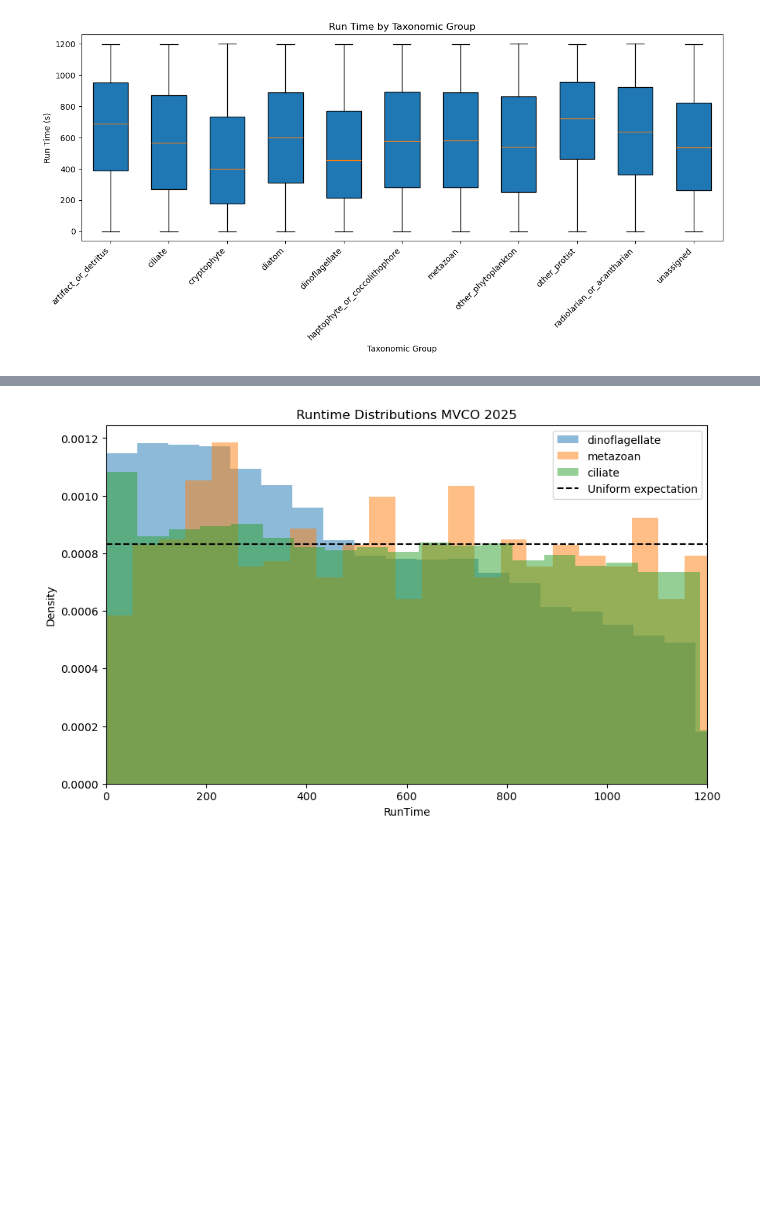
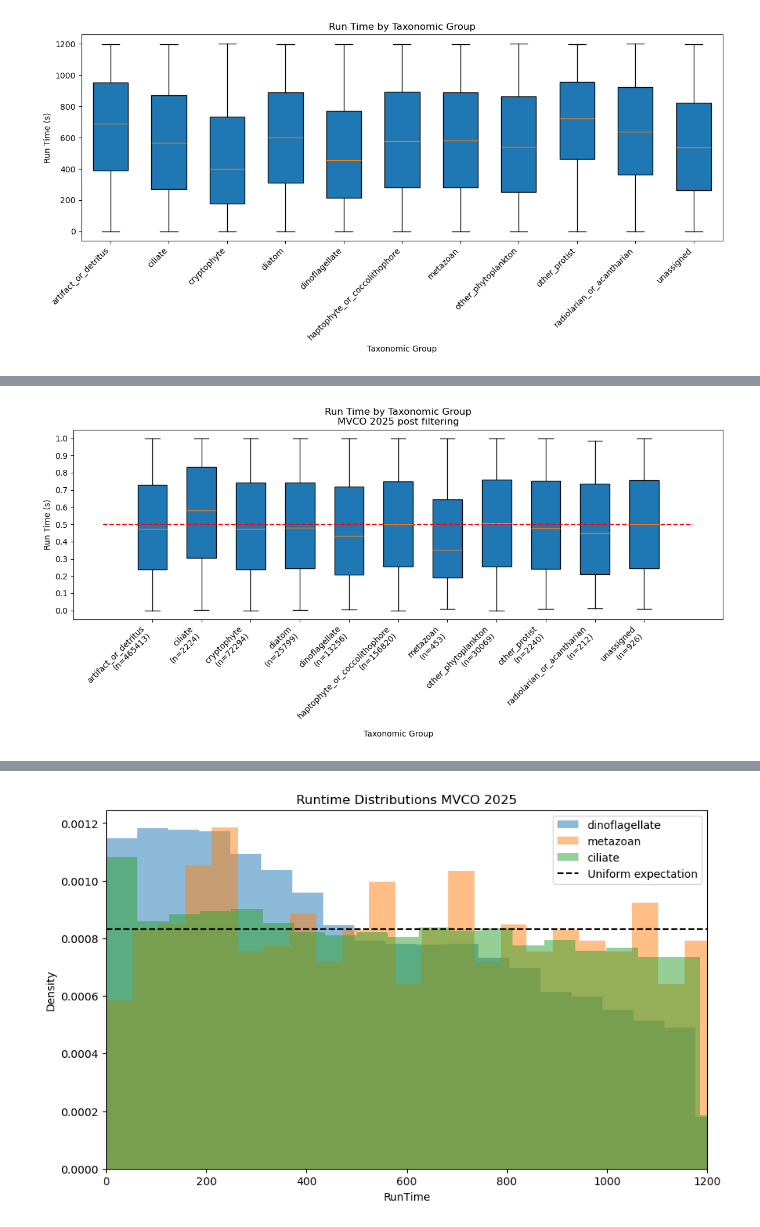
Before and after one commit to michaelstaiger/IFCBParticleSize, a Jupyter notebook: EmpyricalAnalysis/Notebooks/FunctionalGroupRunTime.ipynb, the cells around one changed output, grey strips where cells are left out. Saved outputs shown, nothing was run; the diff lists cells and outputs as text; code cells hidden in the pictures; blank space fills up the shorter version.

```diff
--- a/EmpyricalAnalysis/Notebooks/FunctionalGroupRunTime.ipynb
+++ b/EmpyricalAnalysis/Notebooks/FunctionalGroupRunTime.ipynb
@@ -280,0 +300,39 @@ plt.show()
+# %%
+import matplotlib.pyplot as plt
+
+groups = sorted(filtered_df["taxonomic_group"].dropna().unique())
+
+data = []
+labels = []
+
+for group in groups:
+    runtimes = filtered_df.loc[
+        filtered_df["taxonomic_group"] == group,
+        "NormalizedRunTime"
+    ].dropna()
+
+    data.append(runtimes)
+    labels.append(f"{group}\n(n={len(runtimes)})")
+
+plt.figure(figsize=(12, 6))
+
+plt.boxplot(
+    data,
+    labels=labels,
+    widths=0.6,
+    patch_artist=True
+)
+
+
+
+plt.yticks(np.arange(0, 1.1, 0.1))  # Set y-ticks from 0 to 1 with a step of 0.1
+plt.hlines(y=0.5, xmin=0, xmax=len(groups) + 1, colors="red", linestyles="dashed", label="Expected Average Normalized Run Time")
+plt.xlabel("Taxonomic Group")
+plt.ylabel("Run Time (s)")
+plt.title("Run Time by Taxonomic Group\nMVCO 2025 post filtering")
+plt.xticks(rotation=45, ha="right")
+
+plt.tight_layout()
+plt.show()
+# %% [output]
+[figure, added]
```
Also changed, not shown: parts of 10 cells of this notebook, 3 other files.
